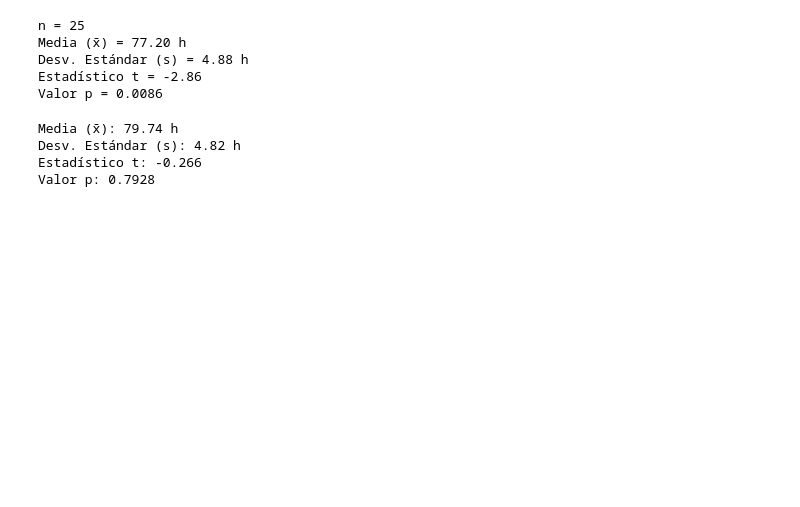
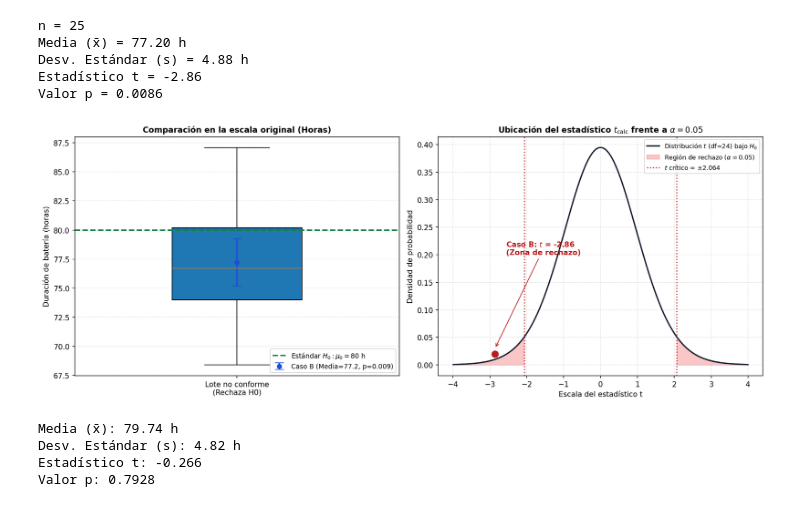
Before and after one commit to jhquiza/ap-2026-1-62, a Jupyter notebook: src/pruebas_hipotesis.ipynb, the cells around one changed output. Saved outputs shown, nothing was run; the diff lists cells and outputs as text; code cells hidden in the pictures; blank space fills up the shorter version.

```diff
--- a/src/pruebas_hipotesis.ipynb
+++ b/src/pruebas_hipotesis.ipynb
@@ -30,6 +30,90 @@ Media (x̄) = 77.20 h
 Desv. Estándar (s) = 4.88 h
 Estadístico t = -2.86
 Valor p = 0.0086
+# %%
+import scipy.stats as stats
+import matplotlib.pyplot as plt
+
+
+# 1. Datos de los dos casos
+lote_rechazo = np.array([
+    68.4, 69.8, 71.2, 72.0, 72.5, 73.1, 74.0, 74.8, 75.2, 75.9,
+    76.1, 76.4, 76.7, 77.0, 77.3, 78.1, 78.5, 79.0, 80.2, 81.4,
+    82.0, 83.3, 84.5, 85.6, 87.1
+])
+
+mu_0 = 80.0
+df = len(lote_rechazo) - 1
+t_crit = stats.t.ppf(0.975, df)
+
+# Estadísticos
+t_b, p_b = stats.ttest_1samp(lote_rechazo, mu_0)
+
+# 2. Construcción del gráfico comparativo
+fig, (ax1, ax2) = plt.subplots(1, 2, figsize=(14, 5.5), dpi=150)
+
+# --- Panel 1: Estimaciones puntuales e Intervalos del 95% ---
+mean_b, se_b = np.mean(lote_rechazo), stats.sem(lote_rechazo)
+
+# Diagrama de cajas ligero
+ax1.boxplot(
+    [lote_rechazo],
+    #positions=[1, 2],
+    widths=0.4,
+    patch_artist=True,
+    #$boxprops=dict(facecolor='#f1f5f9', color='#64748b'),
+    #medianprops=dict(color='#0f172a', linewidth=1.5)
+    )
+
+# Intervalos de confianza al 95% (t-Student)
+#ax1.errorbar([1], [mean_a], yerr=[t_crit * se_a], fmt='o', color='#b91c1c',
+#             capsize=6, elinewidth=2, label=f'Caso A (Media={mean_a:.1f}, p={p_a:.3f})')
+ax1.errorbar([1], [mean_b], yerr=[t_crit * se_b], fmt='o', color='#1d4ed8',
+             capsize=6, elinewidth=2, label=f'Caso B (Media={mean_b:.1f}, p={p_b:.3f})')
+
+# Línea de referencia H0
+ax1.axhline(mu_0, color='#15803d', linestyle='--', linewidth=2, label=r'Estándar $H_0: \mu_0 = 80$ h')
+
+ax1.set_title("Comparación en la escala original (Horas)", fontsize=11, fontweight='bold')
+#ax1.set_xticks([1])
+ax1.set_xticklabels(["Lote no conforme\n(Rechaza H0)"])
+ax1.set_ylabel("Duración de batería (horas)")
+ax1.grid(axis='y', linestyle=':', alpha=0.6)
+ax1.legend(loc='lower right', frameon=True, fontsize=9)
+
+# --- Panel 2: Posición en la distribución teórica nula t(24) ---
+x = np.linspace(-4, 4, 500)
+y = stats.t.pdf(x, df)
+
+ax2.plot(x, y, color='#0f172a', linewidth=1.8, label=f'Distribución $t$ (df={df}) bajo $H_0$')
+
+# Sombreado de regiones de rechazo (alpha = 0.05)
+ax2.fill_between(x, y, where=(x <= -t_crit), color='#ef4444', alpha=0.3, label=r'Región de rechazo ($\alpha = 0.05$)')
+ax2.fill_between(x, y, where=(x >= t_crit), color='#ef4444', alpha=0.3)
+
+# Líneas de valor crítico
+ax2.axvline(-t_crit, color='#b91c1c', linestyle=':', label=f'$t$ crítico = $\pm${t_crit:.3f}')
+ax2.axvline(t_crit, color='#b91c1c', linestyle=':')
+
+# Ubicación de los estadísticos calculados
+ax2.scatter(t_b, 0.02, color='#b91c1c', s=80, zorder=5)
+ax2.annotate(f'Caso B: $t$ = {t_b:.2f}\n(Zona de rechazo)', xy=(t_b, 0.03), xytext=(t_b + 0.3, 0.20),
+             arrowprops=dict(arrowstyle="->", color='#b91c1c'), color='#b91c1c', fontweight='bold')
+
+#ax2.scatter(t_b, 0.02, color='#1d4ed8', s=80, zorder=5)
+#ax2.annotate(f'Caso B: $t$ = {t_b:.2f}\n(Zona de rechazo)', xy=(t_b, 0.03), xytext=(t_b + 0.3, 0.20),
+#             arrowprops=dict(arrowstyle="->", color='#1d4ed8'), color='#1d4ed8', fontweight='bold')
+
+ax2.set_title(r"Ubicación del estadístico $t_{\mathrm{calc}}$ frente a $\alpha = 0.05$", fontsize=11, fontweight='bold')
+ax2.set_xlabel("Escala del estadístico t")
+ax2.set_ylabel("Densidad de probabilidad")
+ax2.grid(linestyle=':', alpha=0.6)
+ax2.legend(loc='upper right', frameon=True, fontsize=8.5)
+
+plt.tight_layout()
+plt.show()
+# %% [output]
+[figure, added]
 # %%
 duraciones_conforme = np.array([
     71.0, 72.4, 73.5, 74.2, 75.0, 75.8, 76.5, 77.2, 77.9, 78.4,
```
Also changed, not shown: parts of 2 cells of this notebook.
